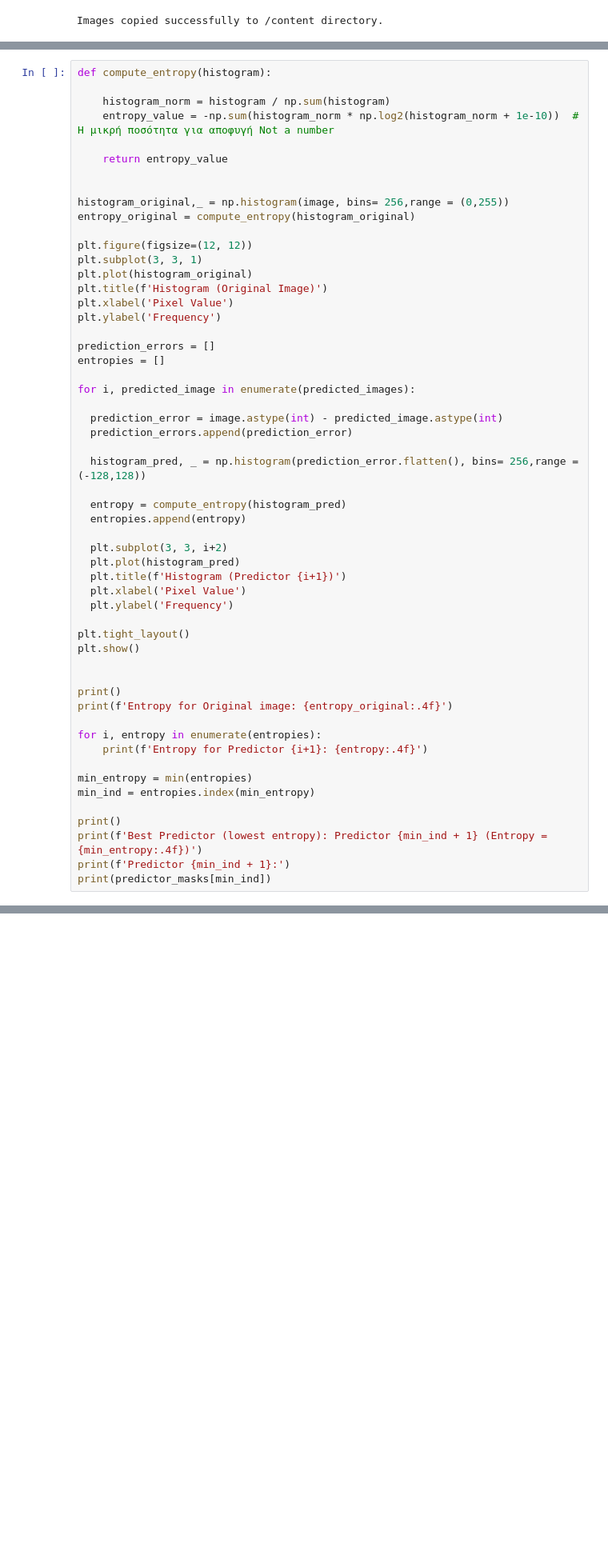
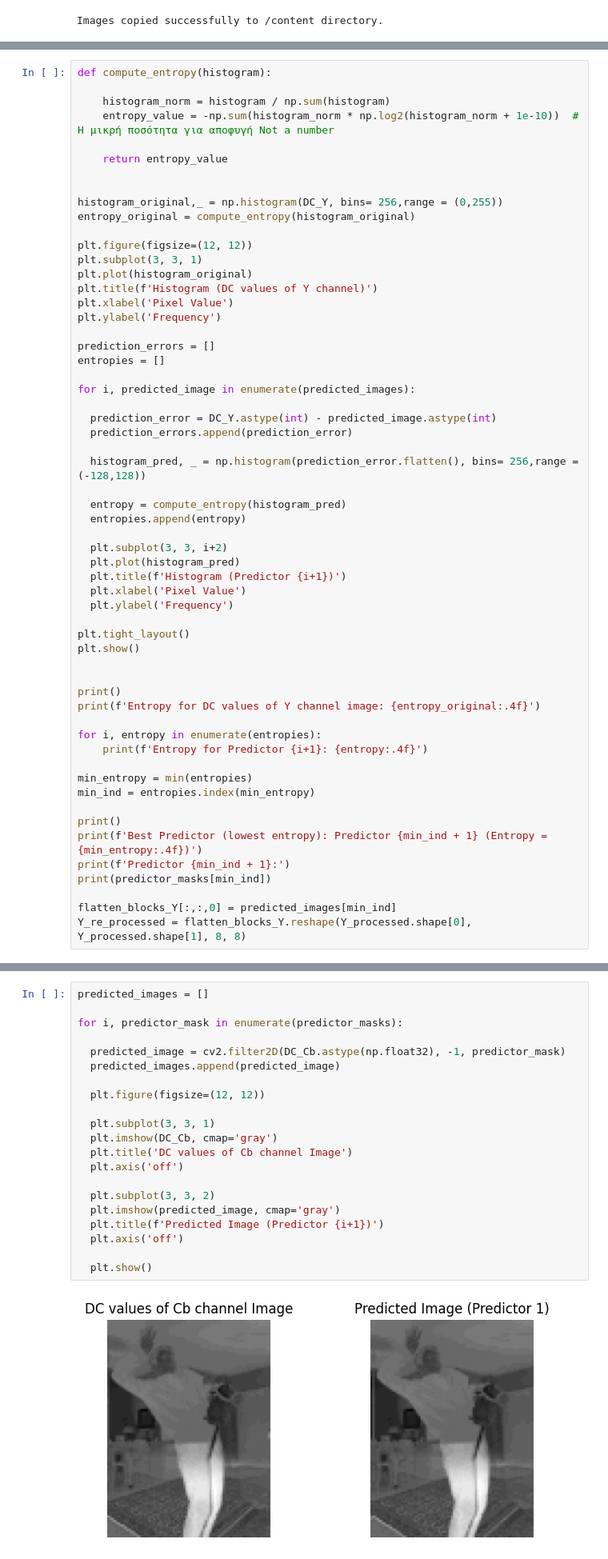
Before and after one commit to iliaxant/DIP_HW_2_image_compression, a Jupyter notebook: DIP_HW_2.ipynb, the cells around one changed output, grey strips where cells are left out. Shown at 80% size. Cells and saved outputs as stored; diff of their text form; blank space fills up the shorter version.

```diff
--- a/DIP_HW_2.ipynb
+++ b/DIP_HW_2.ipynb
@@ -263,13 +296,13 @@ def compute_entropy(histogram):
     return entropy_value
 
 
-histogram_original,_ = np.histogram(image, bins= 256,range = (0,255))
+histogram_original,_ = np.histogram(DC_Y, bins= 256,range = (0,255))
 entropy_original = compute_entropy(histogram_original)
 
 plt.figure(figsize=(12, 12))
 plt.subplot(3, 3, 1)
 plt.plot(histogram_original)
-plt.title(f'Histogram (Original Image)')
+plt.title(f'Histogram (DC values of Y channel)')
 plt.xlabel('Pixel Value')
 plt.ylabel('Frequency')
 
@@ -278,7 +311,7 @@ entropies = []
 
 for i, predicted_image in enumerate(predicted_images):
 
-  prediction_error = image.astype(int) - predicted_image.astype(int)
+  prediction_error = DC_Y.astype(int) - predicted_image.astype(int)
   prediction_errors.append(prediction_error)
 
   histogram_pred, _ = np.histogram(prediction_error.flatten(), bins= 256,range = (-128,128))
@@ -297,7 +330,7 @@ plt.show()
 
 
 print()
-print(f'Entropy for Original image: {entropy_original:.4f}')
+print(f'Entropy for DC values of Y channel image: {entropy_original:.4f}')
 
 for i, entropy in enumerate(entropies):
     print(f'Entropy for Predictor {i+1}: {entropy:.4f}')
@@ -309,4 +342,7 @@ print()
 print(f'Best Predictor (lowest entropy): Predictor {min_ind + 1} (Entropy = {min_entropy:.4f})')
 print(f'Predictor {min_ind + 1}:')
 print(predictor_masks[min_ind])
+
+flatten_blocks_Υ[:,:,0] = predicted_images[min_ind]
+Y_re_processed = flatten_blocks_Υ.reshape(Y_processed.shape[0], Y_processed.shape[1], 8, 8)
 # %% [output]
@@ -327,0 +364,23 @@ Predictor 4:
+# %%
+predicted_images = []
+
+for i, predictor_mask in enumerate(predictor_masks):
+
+  predicted_image = cv2.filter2D(DC_Cb.astype(np.float32), -1, predictor_mask)
+  predicted_images.append(predicted_image)
+
+  plt.figure(figsize=(12, 12))
+
+  plt.subplot(3, 3, 1)
+  plt.imshow(DC_Cb, cmap='gray')
+  plt.title('DC values of Cb channel Image')
+  plt.axis('off')
+
+  plt.subplot(3, 3, 2)
+  plt.imshow(predicted_image, cmap='gray')
+  plt.title(f'Predicted Image (Predictor {i+1})')
+  plt.axis('off')
+
+  plt.show()
+# %% [output]
+[figure, added]
```
Also changed, not shown: parts of 9 cells of this notebook.
